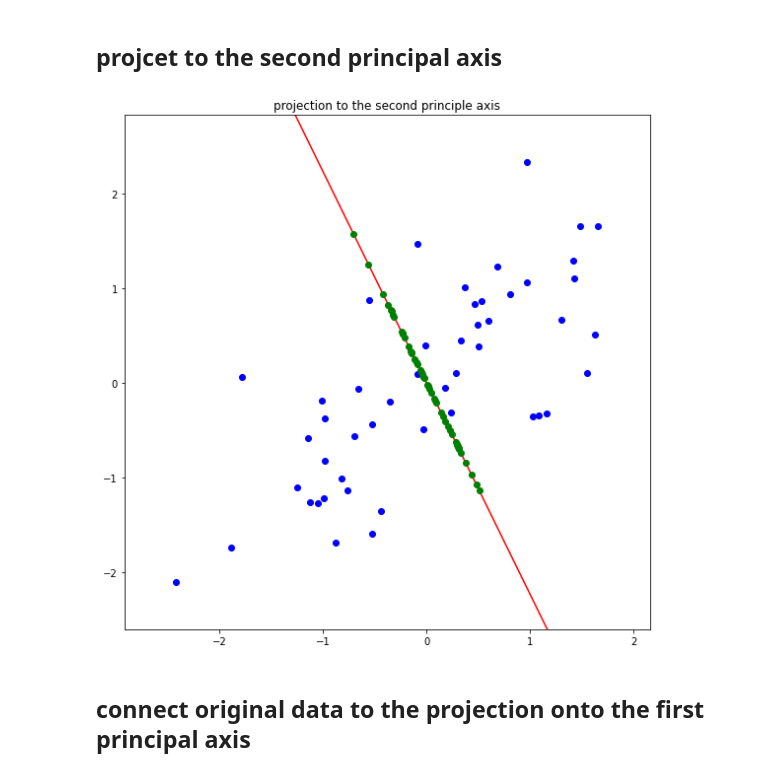
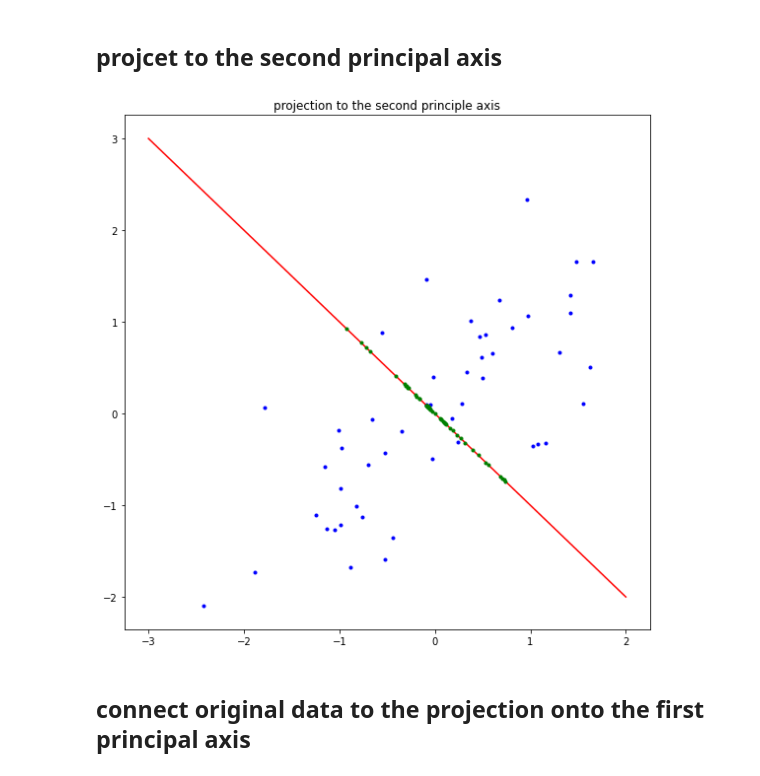
Before and after one commit to DancingGamza/Machine_learning, a Jupyter notebook: assignment_12.ipynb, the cells around one changed output. Cells and saved outputs as stored; diff of their text form; code cells hidden in the pictures.

```diff
--- a/assignment_12.ipynb
+++ b/assignment_12.ipynb
@@ -203,17 +220,28 @@ plt.show()
 # %% [markdown]
 ## projcet to the second principal axis
-# %%
-plt.figure(figsize=(8,8))
-plt.title('projection to the second principle axis')
-# ===================================================
-# fill up the blank
-#
-#
-# ===================================================
-plt.tight_layout()
-plt.show()
-# %% [output]
-[figure, removed]
+# %%
+plt.figure(figsize=(8,8))
+plt.title('projection to the second principle axis')
+
+plt.plot(x, y, '.', color = 'blue')
+
+n = feature.shape[0]
+xx = np.linspace(-3, 2, n)
+yy = (eigen_vec[0,1]/eigen_vec[1,1]) * xx
+
+plt.plot(xx,yy,'-',color = 'red')
+
+projectedX2 = feature.dot(eigen_vec[:,1]).reshape(50,1)
+
+k = eigen_vec[:,1].reshape(1,2)
+L = projectedX2.dot(k)
+
+plt.plot(L[:,0],L[:,1], '.', color = 'green')
+
+plt.tight_layout()
+plt.show()
+# %% [output]
+[figure, added]
 # %% [markdown]
 ## connect original data to the projection onto the first principal axis
 # %%
```
Also changed, not shown: parts of 5 cells of this notebook.
